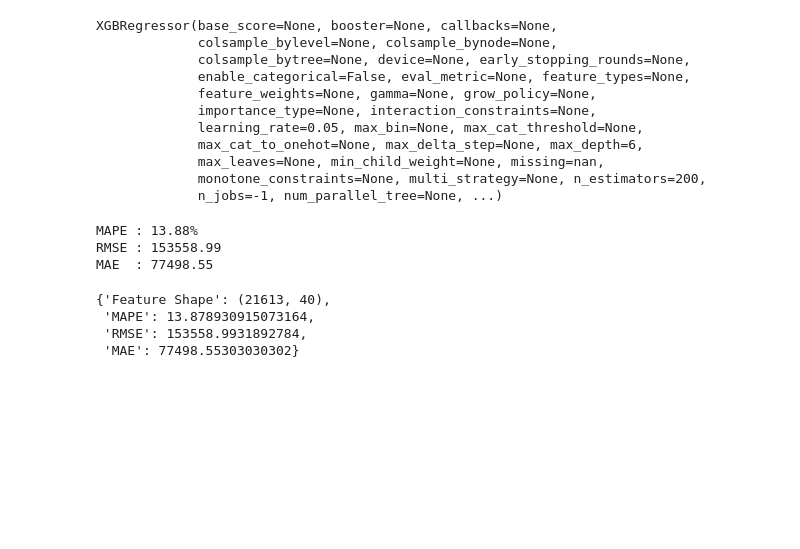
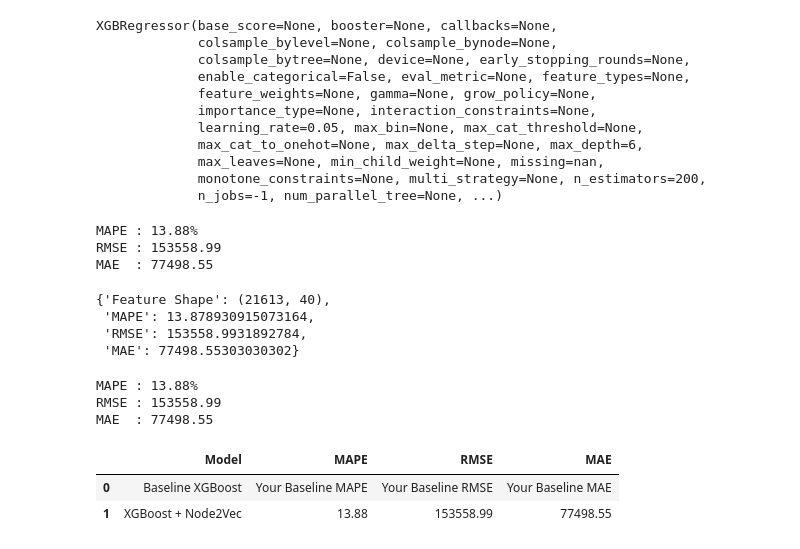
Before and after one commit to Hariharan0-h/GeoValNet, a Jupyter notebook: notebooks/06_combined_features.ipynb, the cells around one changed output. Cells and saved outputs as stored; diff of their text form; code cells hidden in the pictures; blank space fills up the shorter version.

Commit message:
analysis: evaluate XGBoost performance with combined tabular and Node2Vec features

```diff
--- a/notebooks/06_combined_features.ipynb
+++ b/notebooks/06_combined_features.ipynb
@@ -118,3 +118,49 @@ results
  'MAPE': 13.878930915073164,
  'RMSE': 153558.9931892784,
  'MAE': 77498.55303030302}
+# %%
+from sklearn.metrics import (
+    mean_absolute_percentage_error,
+    mean_squared_error,
+    mean_absolute_error
+)
+import numpy as np
+
+mape = mean_absolute_percentage_error(y_test, y_pred) * 100
+rmse = np.sqrt(mean_squared_error(y_test, y_pred))
+mae = mean_absolute_error(y_test, y_pred)
+
+print(f"MAPE : {mape:.2f}%")
+print(f"RMSE : {rmse:.2f}")
+print(f"MAE  : {mae:.2f}")
+# %% [output]
+MAPE : 13.88%
+RMSE : 153558.99
+MAE  : 77498.55
+# %%
+import pandas as pd
+
+comparison = pd.DataFrame({
+    "Model": [
+        "Baseline XGBoost",
+        "XGBoost + Node2Vec"
+    ],
+    "MAPE": [
+        "Your Baseline MAPE",
+        round(mape, 2)
+    ],
+    "RMSE": [
+        "Your Baseline RMSE",
+        round(rmse, 2)
+    ],
+    "MAE": [
+        "Your Baseline MAE",
+        round(mae, 2)
+    ]
+})
+
+comparison
+# %% [output]
+|  | Model | MAPE | RMSE | MAE |
+| 0 | Baseline XGBoost | Your Baseline MAPE | Your Baseline RMSE | Your Baseline MAE |
+| 1 | XGBoost + Node2Vec | 13.88 | 153558.99 | 77498.55 |
```
